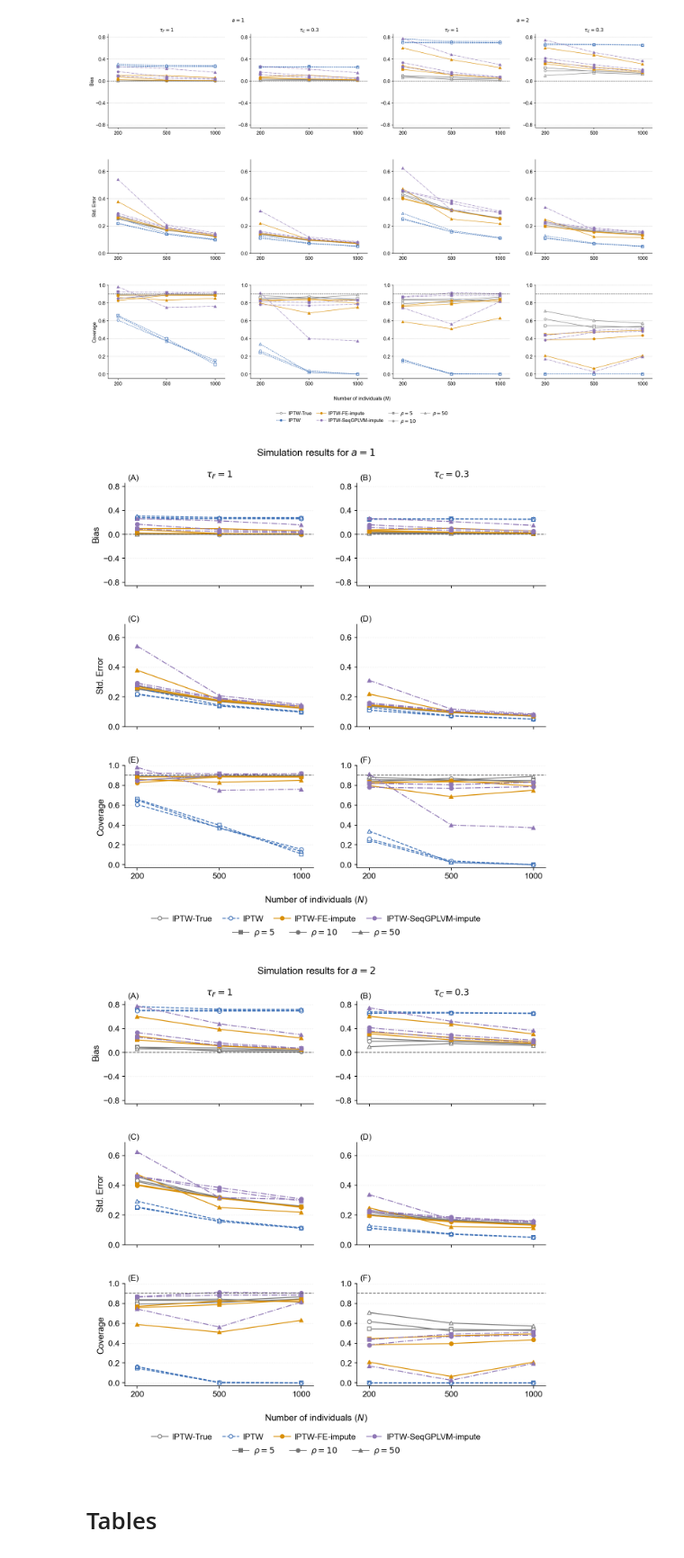
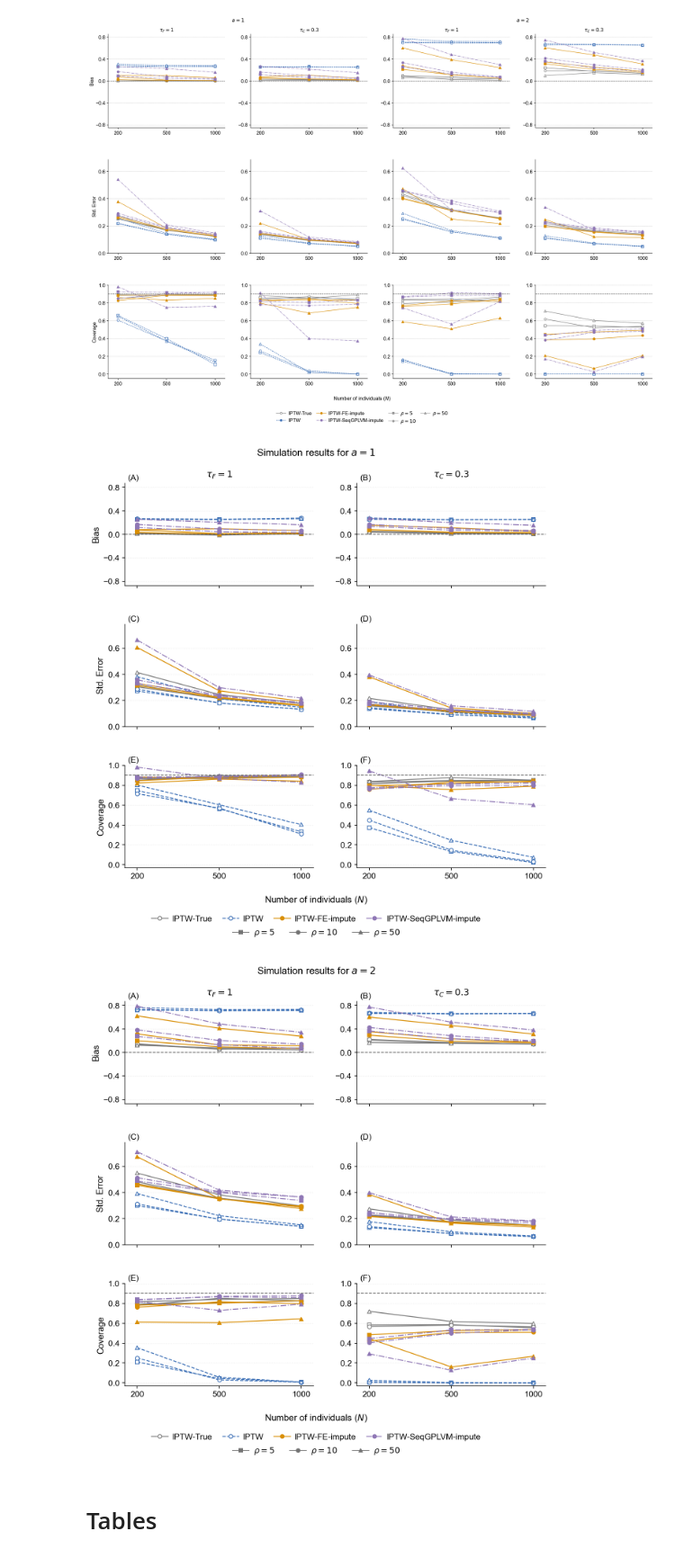
Before and after one commit to Ali-Setareh/NonLinear_FEMSM, a Jupyter notebook: notebooks/fe_msm_results.ipynb, the cells around one changed output. Shown at 90% size. Drawn from its saved outputs; the diff is of its cells as text; code cells hidden in the pictures.

```diff
--- a/notebooks/fe_msm_results.ipynb
+++ b/notebooks/fe_msm_results.ipynb
@@ -556,7 +556,7 @@ z_90 = norm.ppf(0.95)
 # -----------------------------------
 
 # keep both a = 1 and a = 2 (only filter on p)
-dfp = df_results.loc[(df_results.p == 2)].copy()
+dfp = df_results.loc[(df_results.p == 4)].copy()
 dfp = dfp.drop(columns=["data_id"]).merge(
     df_seqgplvm_results,
     on=["N", "T", "a", "p", "seed"],
@@ -855,37 +855,37 @@ def make_figure_for_a(a_val, save_path=None):
         handletextpad=0.6,
     )
 
     fig.subplots_adjust(
     left=0.10,
     right=0.98,
     top=0.93,
     bottom=0.16,
     hspace=0.38,
     wspace=0.23,
 )
 
     if save_path is not None:
         fig.savefig(save_path, bbox_inches="tight")
 
     return fig, axes
 
 # -----------------------------------
 # 4) Create one figure per a
 # -----------------------------------
 fig1, axes1 = make_figure_for_a(
     a_val=1,
-    save_path=r"g:\My Drive\Courses\MasterThesis\Code\NonLinear_FEMSM\paper\figures\build\simulation_results_a1.pdf"
+    save_path=r"g:\My Drive\Courses\MasterThesis\Code\NonLinear_FEMSM\paper\figures\build\simulation_results_a1_p4.pdf"
 )
 
 fig2, axes2 = make_figure_for_a(
     a_val=2,
-    save_path=r"g:\My Drive\Courses\MasterThesis\Code\NonLinear_FEMSM\paper\figures\build\simulation_results_a2.pdf"
+    save_path=r"g:\My Drive\Courses\MasterThesis\Code\NonLinear_FEMSM\paper\figures\build\simulation_results_a2_p4.pdf"
 )
 
 plt.show()
 # %% [output]
-[figure, old version]
+[figure, new version]
-[figure, old version]
+[figure, new version]
 # %% [markdown]
 # Tables
 # %%
```
Also changed, not shown: parts of 2 cells of this notebook, 6 other files.
